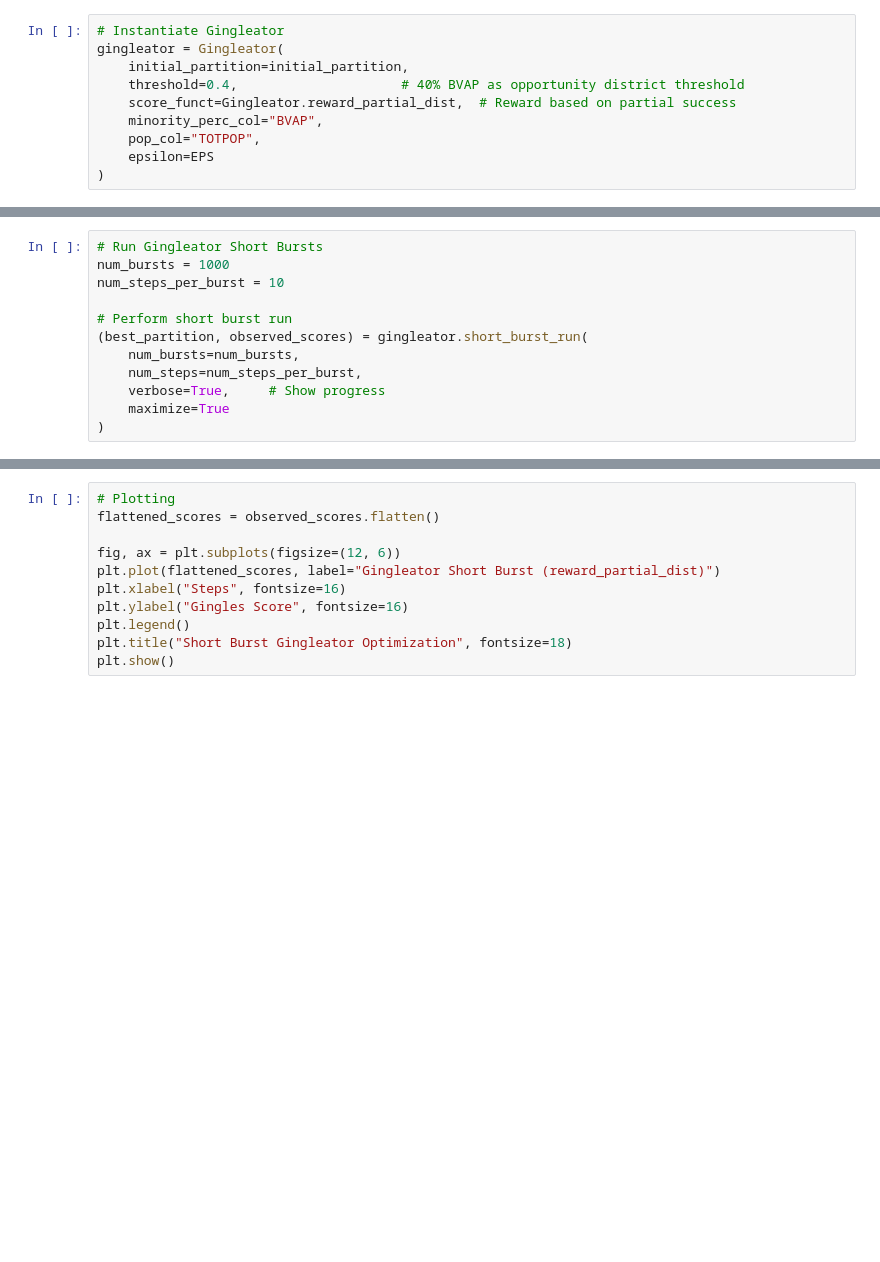
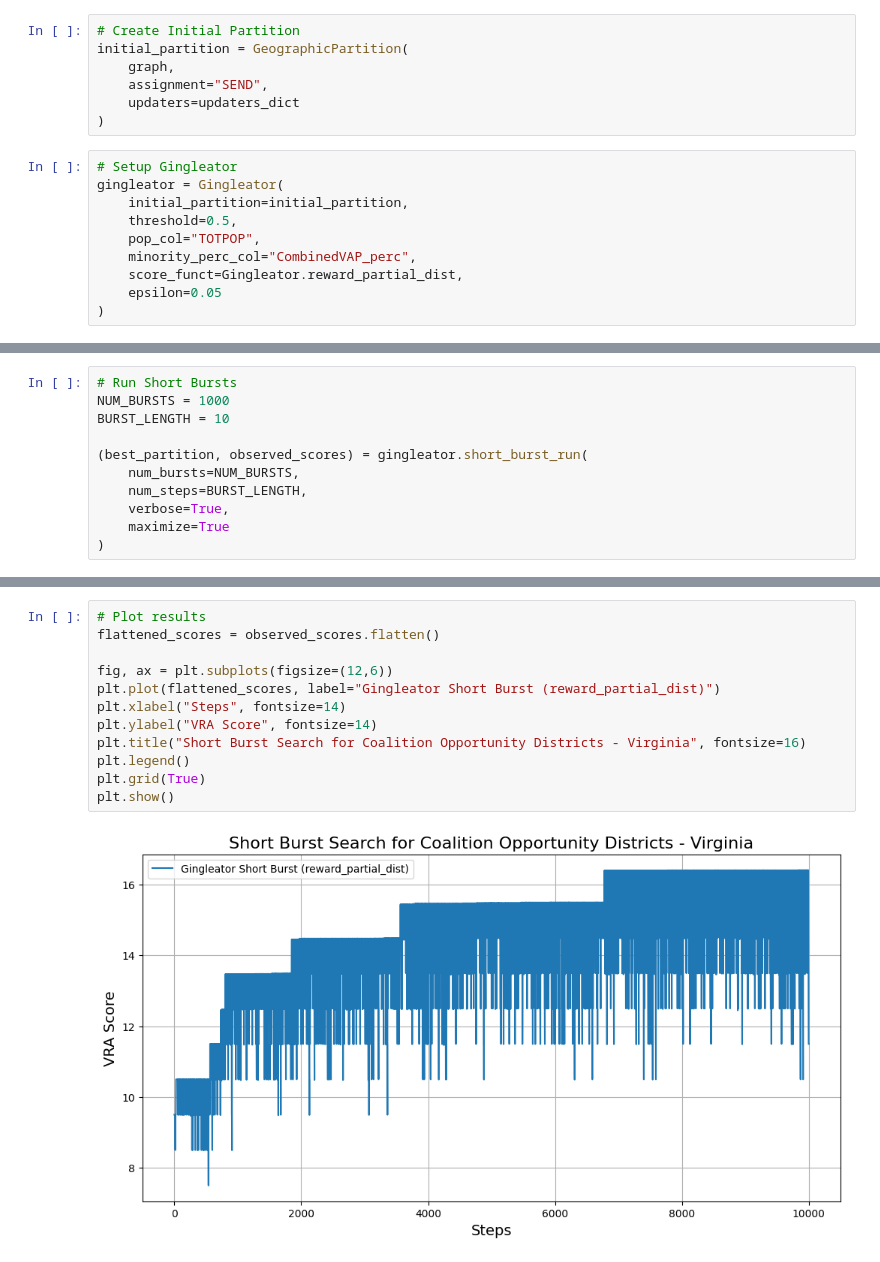
Before and after one commit to kevinzhong1219/virginia-redistricting-analysis, a Jupyter notebook: Final_Short-Burst.ipynb, the cells around one changed output, grey strips where cells are left out. Drawn from its saved outputs; the diff is of its cells as text; blank space fills up the shorter version.

Commit message:
Ran short-burst for minority group using state district map

```diff
--- a/Final_Short-Burst.ipynb
+++ b/Final_Short-Burst.ipynb
@@ -59,10 +33,17 @@ from gingleator import Gingleator
+# %%
+# Create Initial Partition
+initial_partition = GeographicPartition(
+    graph,
+    assignment="SEND",
+    updaters=updaters_dict
+)
 # %%
-# Instantiate Gingleator
+# Setup Gingleator
 gingleator = Gingleator(
     initial_partition=initial_partition,
-    threshold=0.4,                     # 40% BVAP as opportunity district threshold
-    score_funct=Gingleator.reward_partial_dist,  # Reward based on partial success
-    minority_perc_col="BVAP",
+    threshold=0.5,
     pop_col="TOTPOP",
-    epsilon=EPS
+    minority_perc_col="CombinedVAP_perc",
+    score_funct=Gingleator.reward_partial_dist,
+    epsilon=0.05
 )
@@ -76,12 +56,11 @@ gingleator.init_minority_perc_col(
 # %%
-# Run Gingleator Short Bursts
-num_bursts = 1000
-num_steps_per_burst = 10
+# Run Short Bursts
+NUM_BURSTS = 1000
+BURST_LENGTH = 10
 
-# Perform short burst run
 (best_partition, observed_scores) = gingleator.short_burst_run(
-    num_bursts=num_bursts,
-    num_steps=num_steps_per_burst,
-    verbose=True,     # Show progress
+    num_bursts=NUM_BURSTS,
+    num_steps=BURST_LENGTH,
+    verbose=True,
     maximize=True
 )
@@ -88,11 +69,14 @@ num_steps_per_burst = 10
 # %%
-# Plotting
+# Plot results
 flattened_scores = observed_scores.flatten()
 
-fig, ax = plt.subplots(figsize=(12, 6))
+fig, ax = plt.subplots(figsize=(12,6))
 plt.plot(flattened_scores, label="Gingleator Short Burst (reward_partial_dist)")
-plt.xlabel("Steps", fontsize=16)
-plt.ylabel("Gingles Score", fontsize=16)
+plt.xlabel("Steps", fontsize=14)
+plt.ylabel("VRA Score", fontsize=14)
+plt.title("Short Burst Search for Coalition Opportunity Districts - Virginia", fontsize=16)
 plt.legend()
-plt.title("Short Burst Gingleator Optimization", fontsize=18)
+plt.grid(True)
 plt.show()
+# %% [output]
+[figure, added]
```
Also changed, not shown: parts of 14 cells of this notebook, 5 other files.
